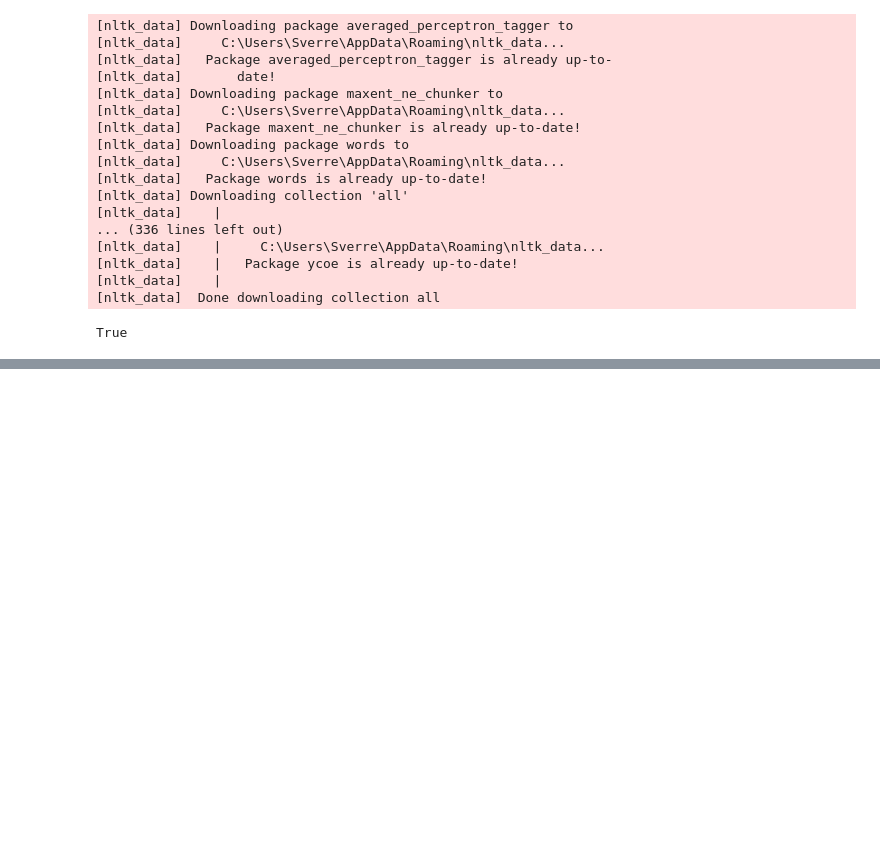
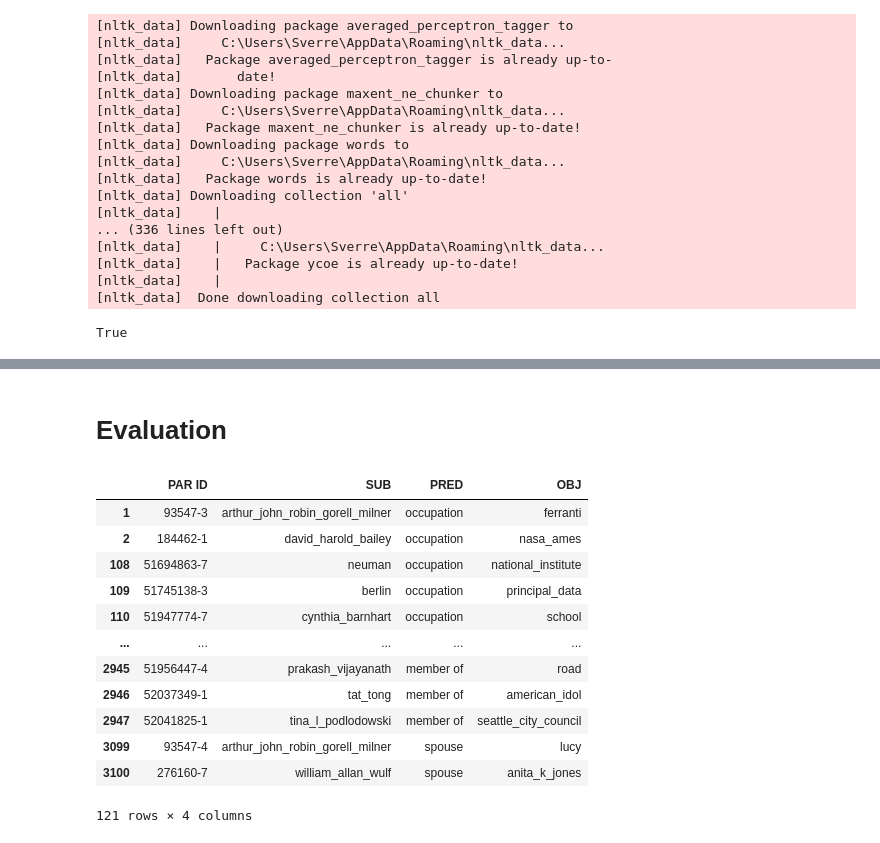
Before and after one commit to SverrevM/2AMM30-TextMining, a Jupyter notebook: nltk.ipynb, the cells around one changed output, grey strips where cells are left out. Cells and saved outputs as stored; diff of their text form; code cells hidden in the pictures; blank space fills up the shorter version.

Commit message:
Full eval setup + results, cleaned

```diff
--- a/nltk.ipynb
+++ b/nltk.ipynb
@@ -108,0 +140,7 @@ defaultdict(<class 'str'>, {'lcon': ')/) and/CC', 'subjclass': 'PERSON', 'subjte
+# %%
+# load evaluation set
+evaluation_df = pd.read_csv('Evaluation_Set_CSV.csv')
+# unique indexes in EVAL set
+indexes = evaluation_df['PAR ID'].unique()
+# unique predicates in EVAL set
+predicates = evaluation_df['PRED'].unique()
@@ -108,0 +185,21 @@ defaultdict(<class 'str'>, {'lcon': ')/) and/CC', 'subjclass': 'PERSON', 'subjte
+# %% [markdown]
+# Evaluation
+# %%
+NLTK_results_csv = pd.read_csv('NLTK_results.csv')
+# %%
+NLTK_results_csv = NLTK_results_csv[NLTK_results_csv["PAR ID"].isin(indexes)]
+NLTK_results_csv
+# %% [output]
+|  | PAR ID | SUB | PRED | OBJ |
+| 1 | 93547-3 | arthur_john_robin_gorell_milner | occupation | ferranti |
+| 2 | 184462-1 | david_harold_bailey | occupation | nasa_ames |
+| 108 | 51694863-7 | neuman | occupation | national_institute |
+| 109 | 51745138-3 | berlin | occupation | principal_data |
+| 110 | 51947774-7 | cynthia_barnhart | occupation | school |
+| ... | ... | ... | ... | ... |
+| 2945 | 51956447-4 | prakash_vijayanath | member of | road |
+| 2946 | 52037349-1 | tat_tong | member of | american_idol |
+| 2947 | 52041825-1 | tina_l_podlodowski | member of | seattle_city_council |
+| 3099 | 93547-4 | arthur_john_robin_gorell_milner | spouse | lucy |
+| 3100 | 276160-7 | william_allan_wulf | spouse | anita_k_jones |
+121 rows × 4 columns
```
Also changed, not shown: parts of 37 cells of this notebook, 5 other files.
